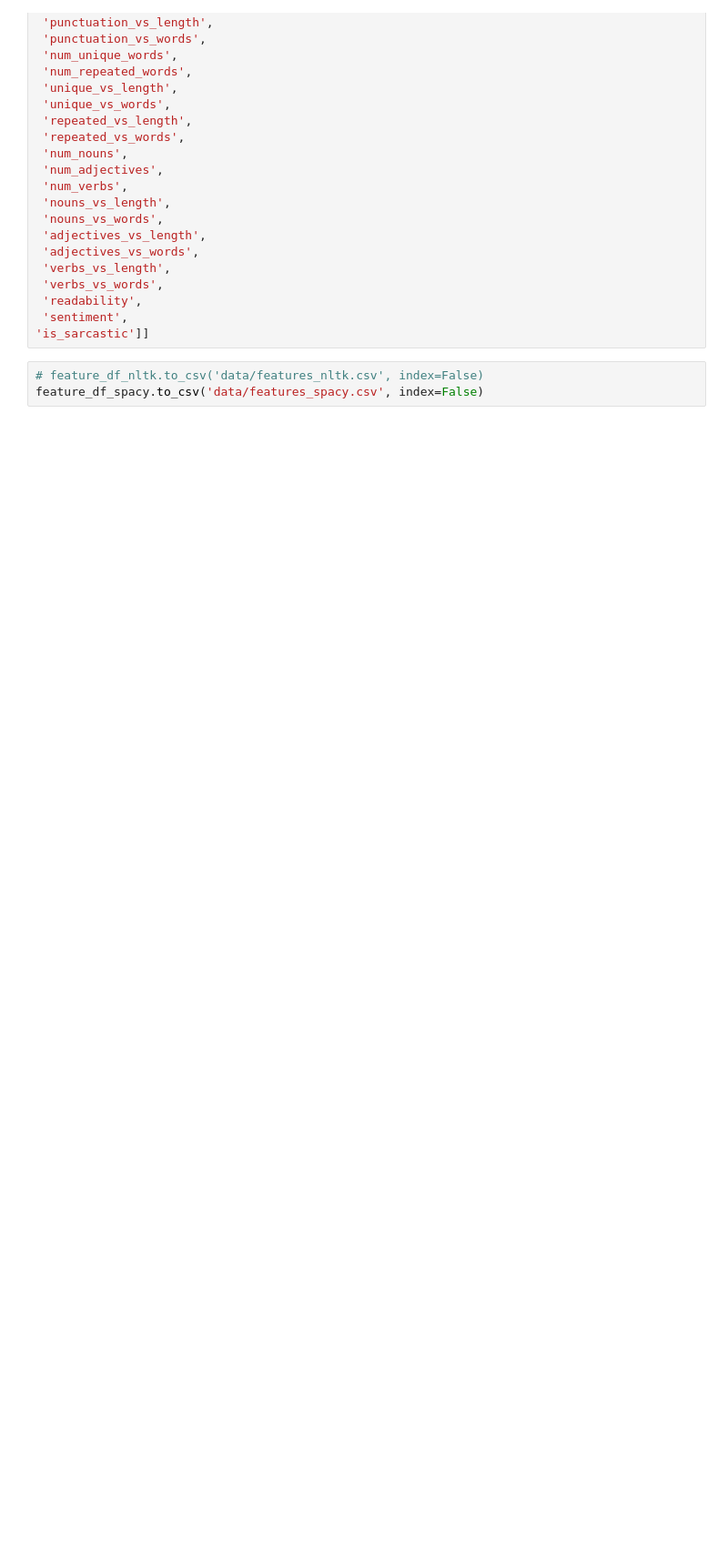
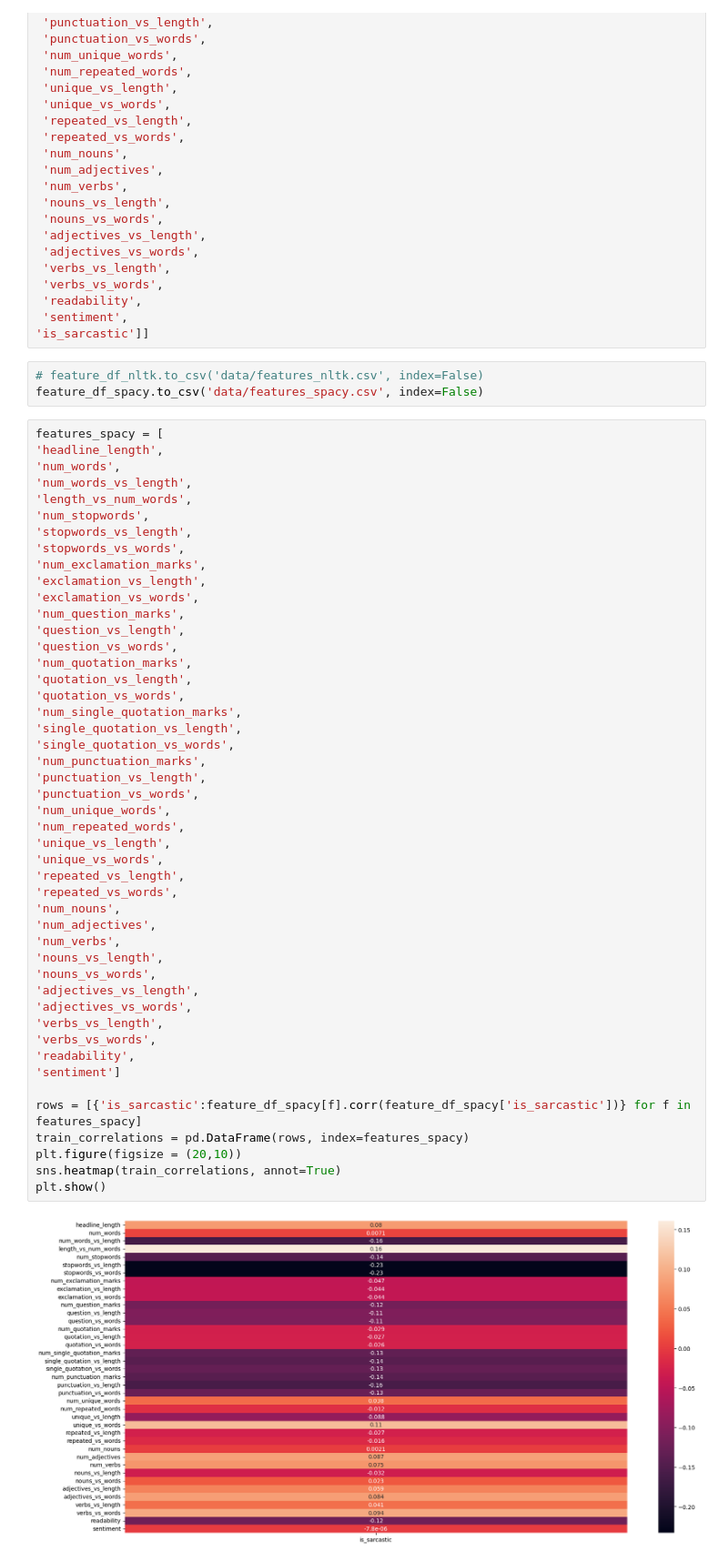
Before and after one commit to vigonometry/CS4248_Group8_SarcasmDetection, a Jupyter notebook: 04_Feature Engineering.ipynb, the cells around one changed output. Shown: that part at 91% size. Cells and saved outputs as stored; diff of their text form; blank space fills up the shorter version.

```diff
--- a/04_Feature Engineering.ipynb
+++ b/04_Feature Engineering.ipynb
@@ -409,3 +426,52 @@ feature_df_spacy = feature_df[['headline',
 # %%
 # feature_df_nltk.to_csv('data/features_nltk.csv', index=False)
 feature_df_spacy.to_csv('data/features_spacy.csv', index=False)
+# %%
+features_spacy = [
+'headline_length',
+'num_words',
+'num_words_vs_length',
+'length_vs_num_words',
+'num_stopwords',
+'stopwords_vs_length',
+'stopwords_vs_words',
+'num_exclamation_marks',
+'exclamation_vs_length',
+'exclamation_vs_words',
+'num_question_marks',
+'question_vs_length',
+'question_vs_words',
+'num_quotation_marks',
+'quotation_vs_length',
+'quotation_vs_words',
+'num_single_quotation_marks',
+'single_quotation_vs_length',
+'single_quotation_vs_words',
+'num_punctuation_marks',
+'punctuation_vs_length',
+'punctuation_vs_words',
+'num_unique_words',
+'num_repeated_words',
+'unique_vs_length',
+'unique_vs_words',
+'repeated_vs_length',
+'repeated_vs_words',
+'num_nouns',
+'num_adjectives',
+'num_verbs',
+'nouns_vs_length',
+'nouns_vs_words',
+'adjectives_vs_length',
+'adjectives_vs_words',
+'verbs_vs_length',
+'verbs_vs_words',
+'readability',
+'sentiment']
+
+rows = [{'is_sarcastic':feature_df_spacy[f].corr(feature_df_spacy['is_sarcastic'])} for f in features_spacy]
+train_correlations = pd.DataFrame(rows, index=features_spacy)
+plt.figure(figsize = (20,10))
+sns.heatmap(train_correlations, annot=True)
+plt.show()
+# %% [output]
+[figure, added]
```
Also changed, not shown: parts of 13 cells of this notebook.
